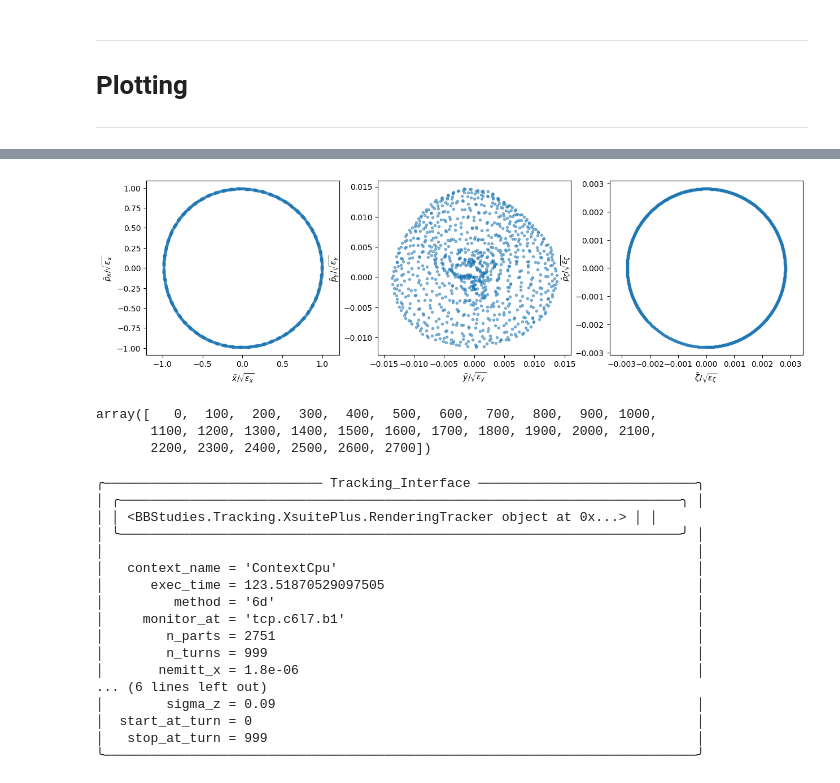
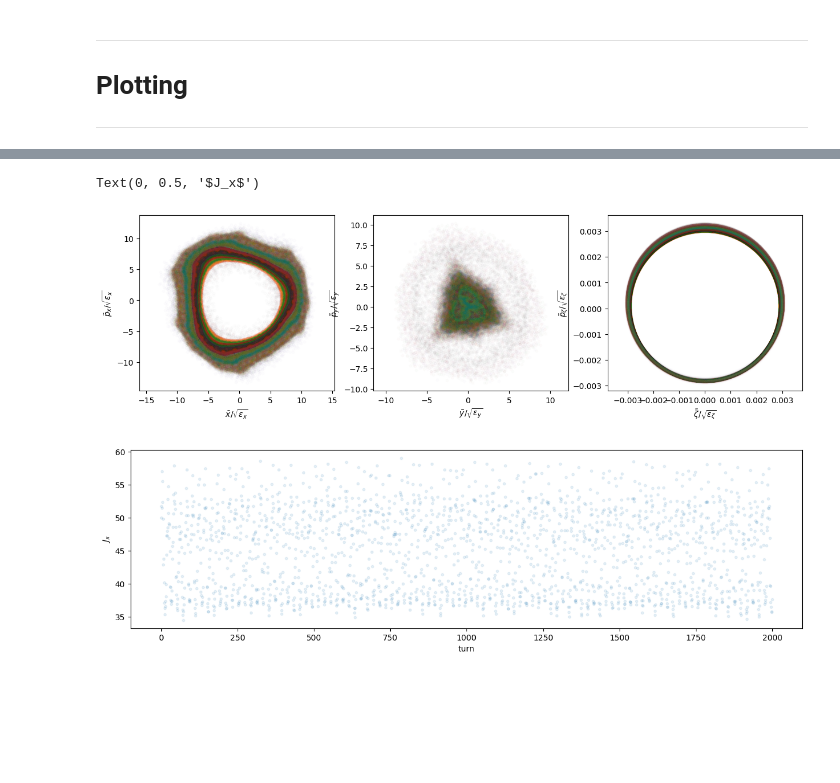
Before and after one commit to pbelange/BBStudies, a Jupyter notebook: study_signature/inspect_tbt.ipynb, the cells around one changed output, grey strips where cells are left out. Saved outputs shown, nothing was run; the diff lists cells and outputs as text; code cells hidden in the pictures; blank space fills up the shorter version.

```diff
--- a/study_signature/inspect_tbt.ipynb
+++ b/study_signature/inspect_tbt.ipynb
@@ -29,14 +104,9 @@ import BBStudies.Physics.Base as phys
 ---
 # %%
 
-partition_ID    = '00'
+partition_ID    = None#'00'
 
-tbt_path        = 'tracking/coupling_study/FULL/TEST_NO_OCTU_XPLANE_ZETA_0'
-data_0          = xPlus.Tracking_Interface.from_parquet(tbt_path  ,partition_name='CHUNK',partition_ID=partition_ID)
-
-tbt_path        = 'tracking/coupling_study/FULL/TEST_NO_OCTU_XPLANE_ZETA_1'
-data_1          = xPlus.Tracking_Interface.from_parquet(tbt_path  ,partition_name='CHUNK',partition_ID=partition_ID)
-
-tbt_path        = 'tracking/coupling_study/FULL/TEST_NO_OCTU_XPLANE_ZETA_2'
-data_2          = xPlus.Tracking_Interface.from_parquet(tbt_path  ,partition_name='CHUNK',partition_ID=partition_ID)
+# tbt_path   = 'tracking/coupling_study/FULL/TEST_NO_OCTU_XPLANE_ZETA_2'
+tbt_path   = 'tracking/coupling_study/FULL/TEST_BUNCH_0220_XPLANE_ZETA_0'
+tracked    = xPlus.Tracking_Interface.from_parquet(tbt_path  ,partition_name='CHUNK',partition_ID=partition_ID)
 # data
@@ -63,51 +143,35 @@ data_0          = xPlus.Tracking_Interface.from_parquet(tbt_path  ,partition_nam
 # %%
 
 
-part_idx = 20
+part_idx = 17100
 
 fig, axes = plt.subplots(1, 3, figsize=(15, 4))
-for df in [data_0.df_sig]:#,data_1.df_sig,data_2.df_sig]:
-    particle = df.groupby('particle').get_group(part_idx)
+for df in [tracked.df_sig]:#,data_1.df_sig,data_2.df_sig]:
 
-    # Plotting Here
-    for plane,ax in zip(['x','y','zeta'],axes):
-        plt.sca(ax)
-        plt.plot(particle[f'{plane}_sig'],particle[f'p{plane}_sig'],'.',alpha=0.5)
+    for part_idx in df.particle.unique()[100:200]:
+        particle = df.groupby('particle').get_group(part_idx)
+
+        # Plotting Here
+        for plane,ax in zip(['x','y','zeta'],axes):
+            plt.sca(ax)
+            plt.plot(particle[f'{plane}_sig'],particle[f'p{plane}_sig'],'.',alpha=0.01)
 
 
 # Adding labels
 for plane,ax in zip(['x','y','zeta'],axes):
     plt.sca(ax)
     plt.axis('equal')
     if plane == 'zeta':
         plane = '\zeta'
     plt.xlabel(rf'$\tilde {plane}/\sqrt{{\varepsilon_{plane}}}$')
     plt.ylabel(rf'$\tilde p_{plane}/\sqrt{{\varepsilon_{plane}}}$')
+
+
+plt.figure(figsize=(15,4))
+plt.plot(particle.turn,0.5*(particle[f'x_sig']**2 + particle[f'px_sig']**2 ),'.',alpha=0.1)
+plt.xlabel('turn')
+plt.ylabel(r'$J_x$')
 # %% [output]
+Text(0, 0.5, '$J_x$')
-[figure, old version]
+[figure, new version]
+[figure, added]
-# %%
-data_0.df.particle.unique()[::100]
-# %% [output]
-array([   0,  100,  200,  300,  400,  500,  600,  700,  800,  900, 1000,
-       1100, 1200, 1300, 1400, 1500, 1600, 1700, 1800, 1900, 2000, 2100,
-       2200, 2300, 2400, 2500, 2600, 2700])
-# %%
-data_0.to_parquet('to_delete.parquet',partition_name='CHUNK',partition_ID='00',handpick_particles=data_0.df.particle.unique()[::100])
-# %% [output]
-╭──────────────────────────── Tracking_Interface ────────────────────────────╮
-│ ╭────────────────────────────────────────────────────────────────────────╮ │
-│ │ <BBStudies.Tracking.XsuitePlus.RenderingTracker object at 0x...> │ │
-│ ╰────────────────────────────────────────────────────────────────────────╯ │
-│                                                                            │
-│   context_name = 'ContextCpu'                                              │
-│      exec_time = 123.51870529097505                                        │
-│         method = '6d'                                                      │
-│     monitor_at = 'tcp.c6l7.b1'                                             │
-│        n_parts = 2751                                                      │
-│        n_turns = 999                                                       │
-│       nemitt_x = 1.8e-06                                                   │
-... (6 lines left out)
-│        sigma_z = 0.09                                                      │
-│  start_at_turn = 0                                                         │
-│   stop_at_turn = 999                                                       │
-╰────────────────────────────────────────────────────────────────────────────╯
```
Also changed, not shown: parts of 20 cells of this notebook, 1 other file.
